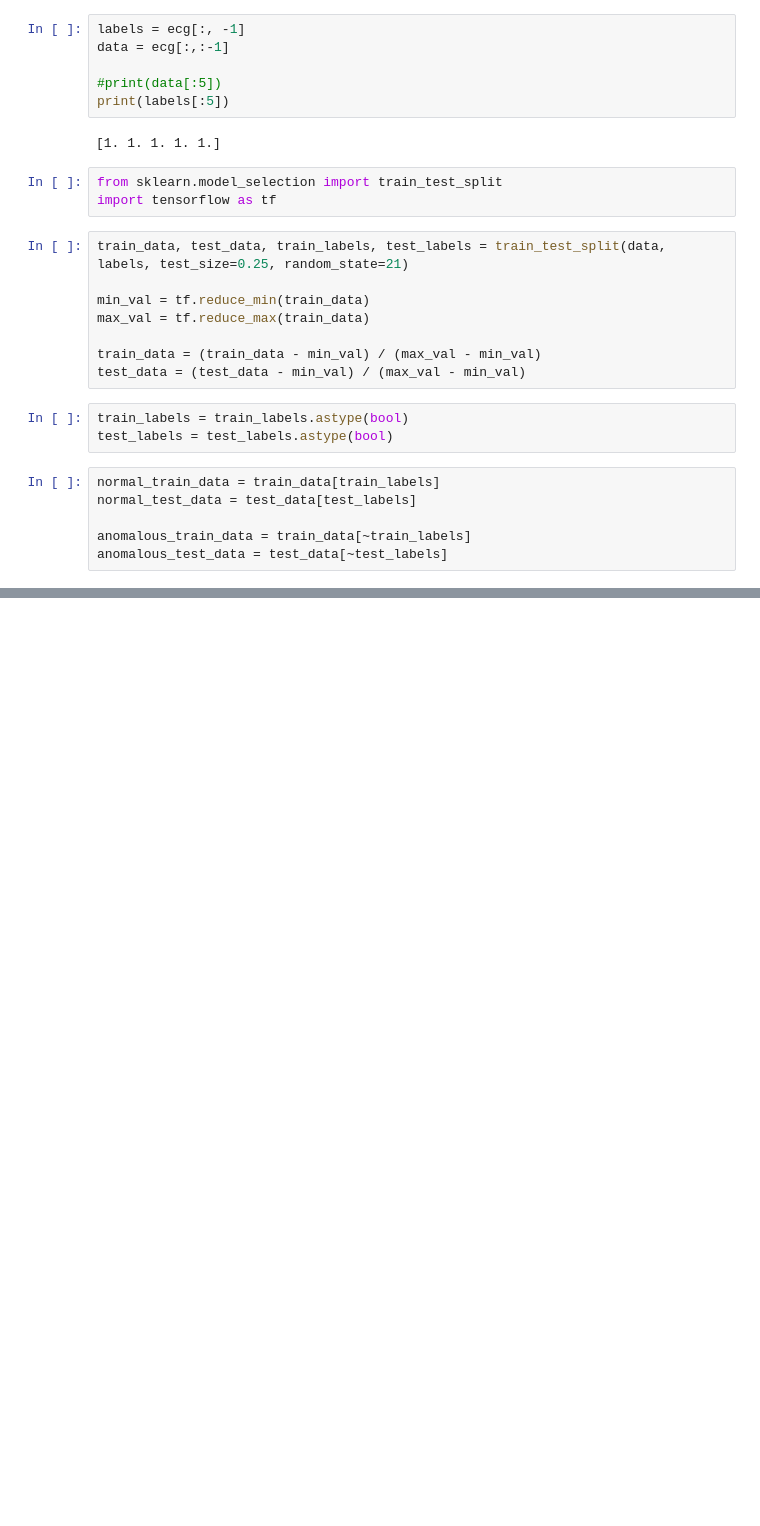
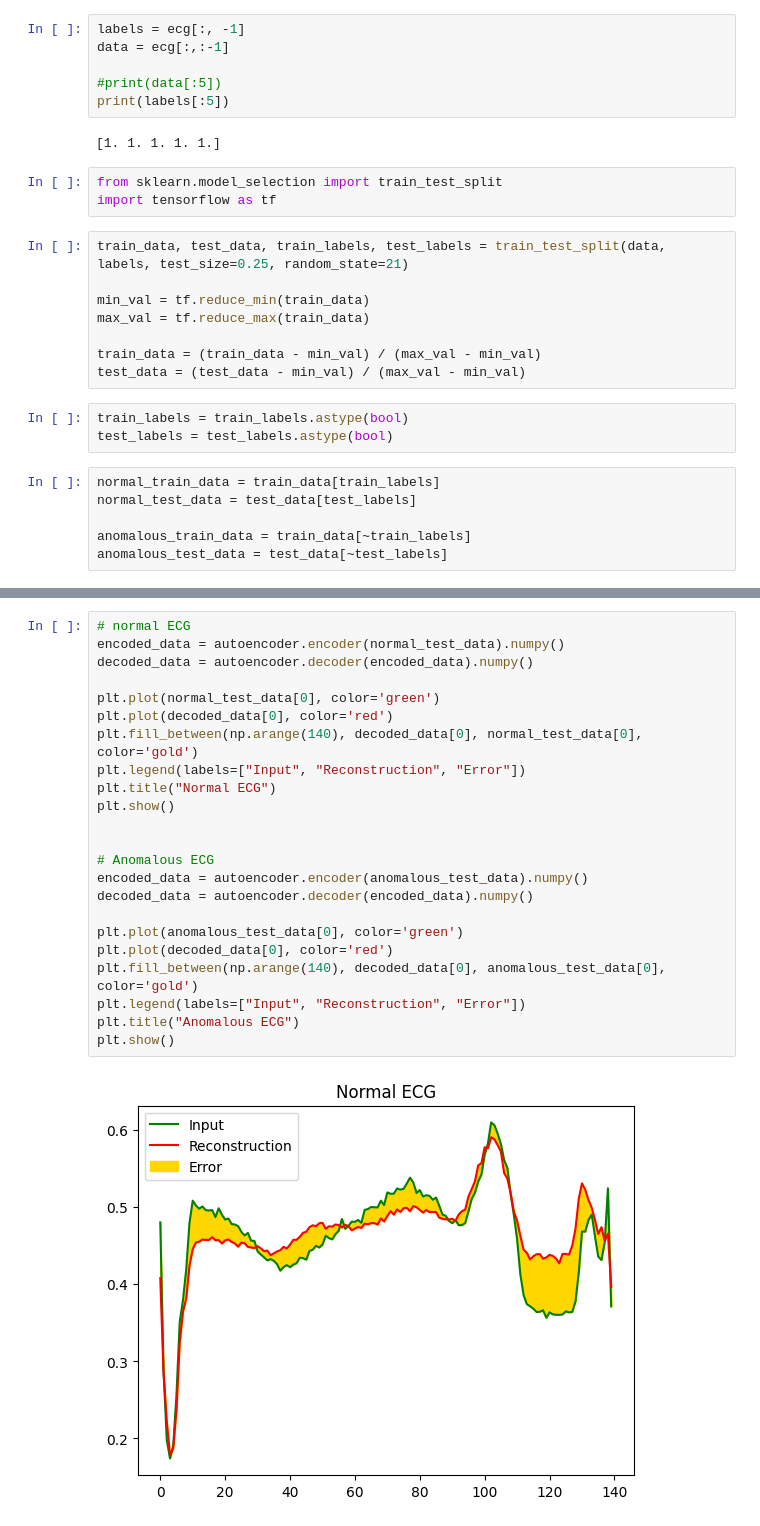
Before and after one commit to Karath-Vamsi/anomaly_detection, a Jupyter notebook: app.ipynb, the cells around one changed output, grey strips where cells are left out. Cells and saved outputs as stored; diff of their text form; blank space fills up the shorter version.

```diff
--- a/app.ipynb
+++ b/app.ipynb
@@ -43,0 +115,25 @@ anomalous_test_data = test_data[~test_labels]
+# %%
+# normal ECG
+encoded_data = autoencoder.encoder(normal_test_data).numpy()
+decoded_data = autoencoder.decoder(encoded_data).numpy()
+
+plt.plot(normal_test_data[0], color='green')
+plt.plot(decoded_data[0], color='red')
+plt.fill_between(np.arange(140), decoded_data[0], normal_test_data[0], color='gold')
+plt.legend(labels=["Input", "Reconstruction", "Error"])
+plt.title("Normal ECG")
+plt.show()
+
+
+# Anomalous ECG
+encoded_data = autoencoder.encoder(anomalous_test_data).numpy()
+decoded_data = autoencoder.decoder(encoded_data).numpy()
+
+plt.plot(anomalous_test_data[0], color='green')
+plt.plot(decoded_data[0], color='red')
+plt.fill_between(np.arange(140), decoded_data[0], anomalous_test_data[0], color='gold')
+plt.legend(labels=["Input", "Reconstruction", "Error"])
+plt.title("Anomalous ECG")
+plt.show()
+# %% [output]
+[figure, added]
```
Also changed, not shown: parts of 10 cells of this notebook.
